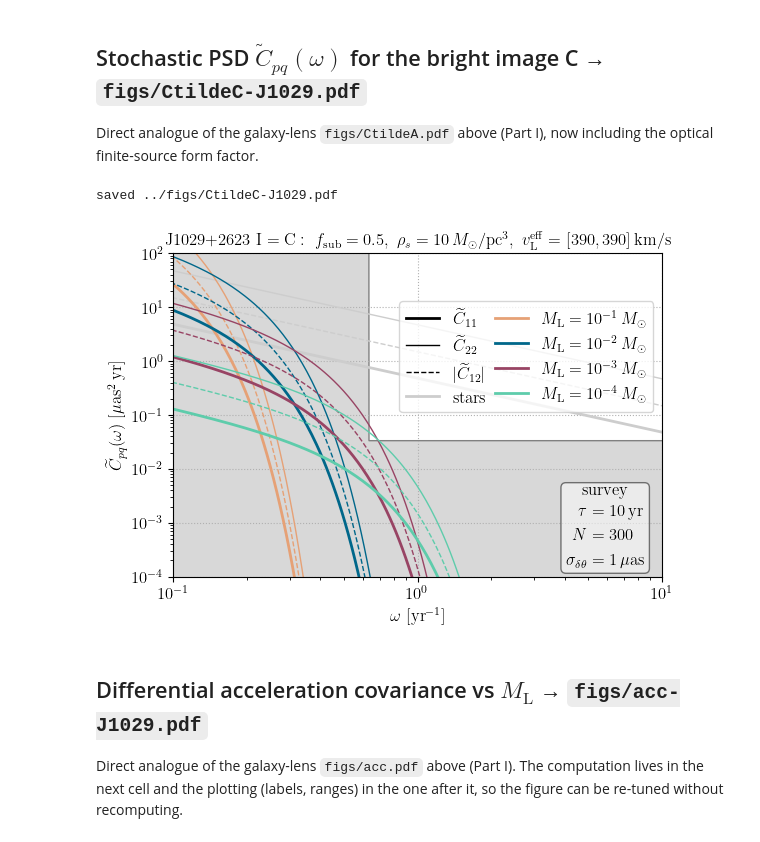
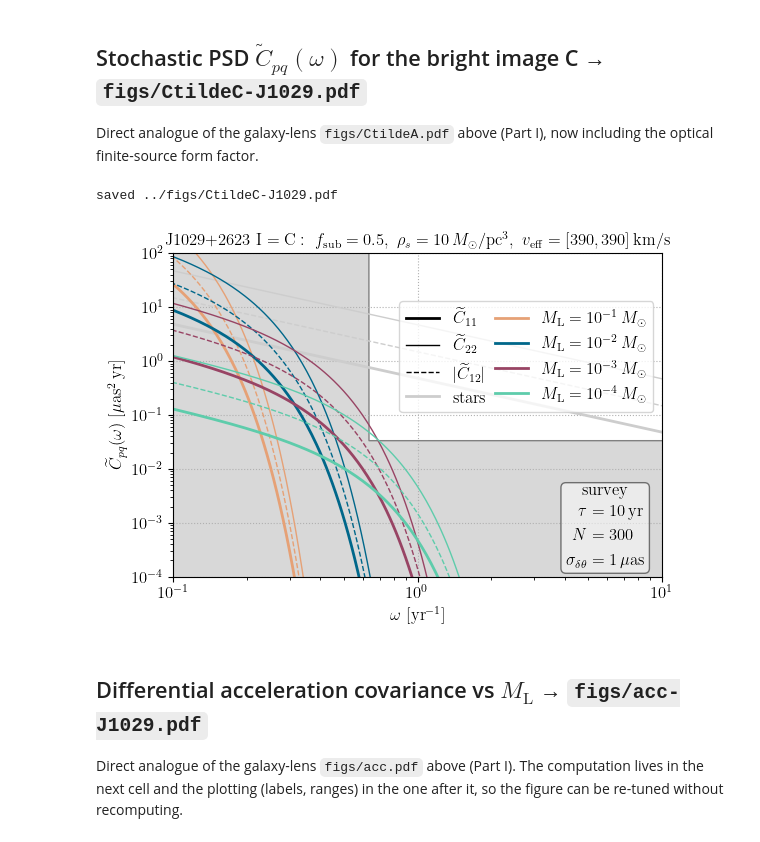
Before and after one commit to kenvantilburg/quaDM_lens, a Jupyter notebook: code/sensitivity.ipynb, the cells around one changed output. Cells and saved outputs as stored; diff of their text form; code cells hidden in the pictures.

```diff
--- a/code/sensitivity.ipynb
+++ b/code/sensitivity.ipynb
@@ -702,35 +824,36 @@ mu_tilde = np.sqrt(mu_tilde_bulk**2 + mu_int_drift**2)
 zeta = np.arctan2(vec_mu_tilde[:, 1], vec_mu_tilde[:, 0])
 # %%
 # ---------------------------------------------------------------------------
-# physics summary (printed)
+# physics summary (printed): geometry, kinematics, stellar background, and the halo
+# size the campaign is best matched to, gamma_L ~ mu_tilde^I tau (Sec. III B)
 # ---------------------------------------------------------------------------
 print("="*72)
 print("SDSS J1029+2623  (cluster lens):  z_L=%.3f, z_S=%.4f" % (z_lens, z_source))
 print("="*72)
-print("magnifications mu          =", np.round(mag_fit, 1))
+print("magnifications A           =", np.round(mag_fit, 1))
 print("mu_tilde (bulk) [muas/yr]  =", np.round(mu_tilde_bulk/muasy, 2))
 print("internal drift [muas/yr]   = %.3f (unmagnified, sqrt(2)*sigma_v, sigma_v=%.0f km/s 1D)"
-      % (mu_int_drift/muasy, sigma_v_cluster/(km/second)))
+      % (mu_L_int/muasy, sigma_v_cluster/(km/second)))
 print("mu_sweep [muas/yr]         =", np.round(mu_tilde/muasy, 2))
 print("v_eff = D_L*mu_sweep [km/s]=", np.round(mu_tilde*d_lens/(km/second), 0))
 print("kappa_*                    = %.3f  (vs ~0.05 for galaxy lens B1422)" % kappa_star)
 N_fit = kappa_star * Sigma_crit_val / M_star * np.pi * (10*muas)**2 * d_lens**2
 print("N_fit (<10 muas)           = %.2f stars  ->  stellar background negligible" % N_fit)
 
-print("\noptimal halo (gamma_L ~ mu_tilde * tau, tau=%.0f yr):" % (t_int/year))
+print("\nbest-matched halo (crossing time = survey time, gamma_L ~ mu_tilde^I tau, tau=%.0f yr):" % (tau/year))
 for i in range(3):
-    gL = mu_tilde[i]*t_int; rL = gL*d_lens
+    gL = mu_tilde[i]*tau; rL = gL*d_lens
     M1 = 4*np.pi*np.exp(0.5)*(1.0*M_Solar/pc**3)*rL**3
     M10 = 4*np.pi*np.exp(0.5)*(10.0*M_Solar/pc**3)*rL**3
     print("  image %s: gamma_L=%5.1f muas, r_L=%.3f pc, M_L=%.1e--%.1e M_sun (rho_s=1--10)"
           % (labels[i], gL/muas, rL/pc, M1/M_Solar, M10/M_Solar))
 
-gamma_L_opt = mu_tilde.max()*t_int   # optimal substructure angular size (stochastic channel)
+gamma_L_opt = mu_tilde.max()*tau   # optimal substructure angular size (stochastic channel)
 print("\nfinite-source filter: halos with gamma_L < theta_src^I (magnified source) are suppressed.")
-print("  optical disk R=%.1e cm: theta_src^I(B,C) ~ %.1f muas" % (R_source/cm, theta_source_I[2]/muas))
-for jc in range(len(R_source_radio)):
+print("  optical disk R=%.1e cm: theta_src^I(B,C) ~ %.1f muas" % (R_src/cm, theta_src_I[2]/muas))
+for jc in range(len(R_src_radio)):
     print("  radio core  R=%.2f pc:  theta_src^I(B,C) ~ %5.0f muas"
-          % (R_source_radio[jc]/pc, theta_source_radio_I[2, jc]/muas))
+          % (R_src_radio[jc]/pc, theta_src_radio_I[2, jc]/muas))
 # %% [output]
 ========================================================================
 SDSS J1029+2623  (cluster lens):  z_L=0.588, z_S=2.1992
@@ -758,61 +881,63 @@ Direct analogue of the galaxy-lens `figs/CtildeA.pdf` above (Part I), now includ
 # Figure 1: stochastic PSD  C_pq(omega)  for the bright image (Eq. C)
 # ---------------------------------------------------------------------------
 vec_omega = np.logspace(-1.3, 1.3, 400) * year**-1
-vec_M_l = np.asarray([1e-1, 1e-2, 1e-3, 1e-4]) * M_Solar
+vec_M_L = np.asarray([1e-1, 1e-2, 1e-3, 1e-4]) * M_Solar
 rho_s = 1e1 * M_Solar * pc**-3
 
-arr_C_ij_l = np.zeros((3, len(vec_M_l), 2, 2, len(vec_omega)))
-for j, M_l in enumerate(vec_M_l):
-    r_s = (M_l/(rho_s*(4*np.pi*np.exp(1/2))))**(1/3)
-    gamma_l = r_s/d_lens
-    theta_E_l = theta_E(M_l, d_lens, d_source, d_lens_source)
+arr_C_ij_DM = np.zeros((3, len(vec_M_L), 2, 2, len(vec_omega)))
+for j, M_L in enumerate(vec_M_L):
+    r_L = (M_L/(rho_s*(4*np.pi*np.exp(1/2))))**(1/3)
+    gamma_L = r_L/d_lens
+    theta_E_L = theta_E(M_L, d_lens, d_source, d_lens_source)
     for i in range(3):
-        x_k = gamma_l/mu_tilde[i] * vec_omega
-        x_src = theta_source_I[i]/mu_tilde[i] * vec_omega   # optical finite-source cutoff
-        arr_C_ij_l[i, j] = kappa_l[i] * theta_E_l**2 / vec_omega * C_ij_integral_src(x_k, x_src, zeta[i])
-arr_C_pq_l = np.einsum('aqj,abpjm->abpqm', inv_jacobian_fit,
-                       np.einsum('api,abijm->abpjm', inv_jacobian_fit, arr_C_ij_l))
+        x_k = gamma_L/mu_tilde[i] * vec_omega
+        x_src = theta_src_I[i]/mu_tilde[i] * vec_omega   # optical finite-source cutoff
+        arr_C_ij_DM[i, j] = kappa_L[i] * theta_E_L**2 / vec_omega * C_ij_integral_src(x_k, x_src, zeta[i])
+arr_C_pq_DM = np.einsum('aqj,abpjm->abpqm', inv_jacobian_fit,
+                       np.einsum('api,abijm->abpjm', inv_jacobian_fit, arr_C_ij_DM))
 
-# stellar PSD (naive) and instrument noise
+# Naive stellar PSD (point lenses at kappa_* = 0.003) and the white instrumental floor of
+# Eq. (noise_1). The stars are far rarer here than in the galaxy lens: single identifiable
+# perturbers rather than a stochastic background (Sec. III D).
 vec_C_star = kappa_star * theta_E_star**2 / vec_omega * np.pi
 arr_C_ij_star = np.asarray([[vec_C_star, np.zeros_like(vec_C_star)], [np.zeros_like(vec_C_star), vec_C_star]])
 arr_C_pq_star = np.einsum('aqj,apjm->apqm', inv_jacobian_fit, np.einsum('api,ijm->apjm', inv_jacobian_fit, arr_C_ij_star))
-vec_C_EPIC = C_EPIC(vec_omega, t_int=t_int, N_obs=N_obs, sigma_delta_theta=sigma_delta_theta)
+vec_C_inst = C_inst(vec_omega, tau=tau, N_obs=N_obs, sigma_delta_theta=sigma_delta_theta)
 
-idx_l = 2   # bright image C (mu ~ -22)
+idx_I = 2   # bright image C (mu ~ -22)
 fig, ax = plt.subplots(1, 1, figsize=(6.3, 4.2))
 colors = [sns.color_palette(xgfs_fancy6)[i] for i in [2, 3, 4, 5, 6]]
 ax.plot([], [], color='k', lw=2, label=r'$\widetilde{C}_{11}$')
 ax.plot([], [], color='k', lw=1, label=r'$\widetilde{C}_{22}$')
 ax.plot([], [], color='k', lw=1, ls='dashed', label=r'$|\widetilde{C}_{12}|$')
-i = idx_l
+i = idx_I
 ax.plot(vec_omega/year**-1, arr_C_pq_star[i, 0, 0]/(muas**2*year), color=colors[4], lw=2, label='stars')
 ax.plot(vec_omega/year**-1, arr_C_pq_star[i, 1, 1]/(muas**2*year), color=colors[4], lw=1)
 ax.plot(vec_omega/year**-1, np.abs(arr_C_pq_star[i, 0, 1])/(muas**2*year), color=colors[4], lw=1, ls='dashed')
-for j, M_l in enumerate(vec_M_l):
-    ax.plot(vec_omega/year**-1, arr_C_pq_l[i, j, 0, 0]/(muas**2*year), color=colors[j], lw=2,
-            label=r'$M_\mathrm{L} = 10^{%.2g} \, M_\odot$' % np.log10(M_l/M_Solar))
-    ax.plot(vec_omega/year**-1, arr_C_pq_l[i, j, 1, 1]/(muas**2*year), color=colors[j], lw=1)
-    ax.plot(vec_omega/year**-1, np.abs(arr_C_pq_l[i, j, 0, 1])/(muas**2*year), color=colors[j], lw=1, ls='dashed')
-ax.fill_between(vec_omega/year**-1, vec_C_EPIC/(muas**2*year), color=(0.5, 0.5, 0.5, 1), facecolor=(0.5, 0.5, 0.5, 0.3), lw=1)
+for j, M_L in enumerate(vec_M_L):
+    ax.plot(vec_omega/year**-1, arr_C_pq_DM[i, j, 0, 0]/(muas**2*year), color=colors[j], lw=2,
+            label=r'$M_\mathrm{L} = 10^{%.2g} \, M_\odot$' % np.log10(M_L/M_Solar))
+    ax.plot(vec_omega/year**-1, arr_C_pq_DM[i, j, 1, 1]/(muas**2*year), color=colors[j], lw=1)
+    ax.plot(vec_omega/year**-1, np.abs(arr_C_pq_DM[i, j, 0, 1])/(muas**2*year), color=colors[j], lw=1, ls='dashed')
+ax.fill_between(vec_omega/year**-1, vec_C_inst/(muas**2*year), color=(0.5, 0.5, 0.5, 1), facecolor=(0.5, 0.5, 0.5, 0.3), lw=1)
 ax.set_xscale('log'); ax.set_yscale('log')
 ax.set_xlabel(r'$\omega~ [\mathrm{yr}^{-1}$]')
 ax.set_ylabel(r'$\widetilde{C}_{pq}(\omega) ~[\mathrm{\mu as^2 \, yr}]$')
 ax.grid(ls='dotted'); ax.set_xlim(1e-1, 1e1); ax.set_ylim(1e-4, 1e2)
 ax.legend(loc='center right', bbox_to_anchor=(1, 0.68), ncol=2, labelspacing=0.5, columnspacing=0.5)
 ax.text(0.85e1, 8e-4,
         r'\begin{align*} \text{survey} \end{align*} \vspace{-3em} \begin{align*}\tau &= %.5g \,\mathrm{yr} \\ N &= %.5g \\ \sigma_{\delta \theta} &= %.5g \, \mathrm{ \mu as} \end{align*}'
-        % ((t_int/year), (N_obs), (sigma_delta_theta/muas)),
+        % ((tau/year), (N_obs), (sigma_delta_theta/muas)),
         ha='right', va='center', bbox=dict(boxstyle='round', facecolor='white', alpha=0.5))
-ax.set_title(r'$\mathrm{J1029{+}2623}~\text{I}=\mathrm{%s}: ~f_\mathrm{sub} = %.1g, ~\rho_s = %.2g \,M_\odot/\mathrm{pc^3}, ~v_\mathrm{L}^\mathrm{eff} = [%.3g,%.3g] \,\mathrm{km/s}$'
-             % (labels[idx_l], fraction_sub, (rho_s/(M_Solar/pc**3)), (v_lens[0]/(km/second)), (v_lens[1]/(km/second))),
+ax.set_title(r'$\mathrm{J1029{+}2623}~\text{I}=\mathrm{%s}: ~f_\mathrm{sub} = %.1g, ~\rho_s = %.2g \,M_\odot/\mathrm{pc^3}, ~v_\mathrm{eff} = [%.3g,%.3g] \,\mathrm{km/s}$'
+             % (labels[idx_I], f_sub, (rho_s/(M_Solar/pc**3)), (v_lens[0]/(km/second)), (v_lens[1]/(km/second))),
              fontsize=12)
 fig.savefig('../figs/CtildeC-J1029.pdf', bbox_inches='tight')
 print("saved ../figs/CtildeC-J1029.pdf")
 plt.show()
 # %% [output]
 saved ../figs/CtildeC-J1029.pdf
-[figure, old version]
+[figure, new version]
 # %% [markdown]
 ## Differential acceleration covariance vs $M_\mathrm{L}$  →  `figs/acc-J1029.pdf`
 
```
Also changed, not shown: parts of 28 cells of this notebook, 31 other files.
